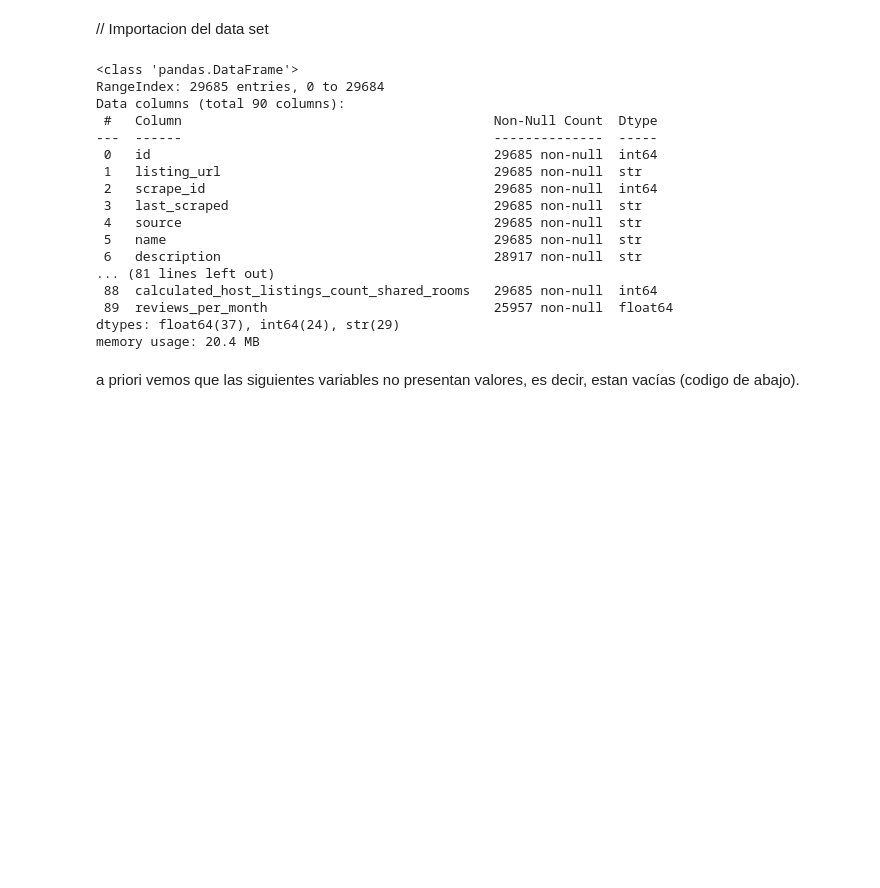
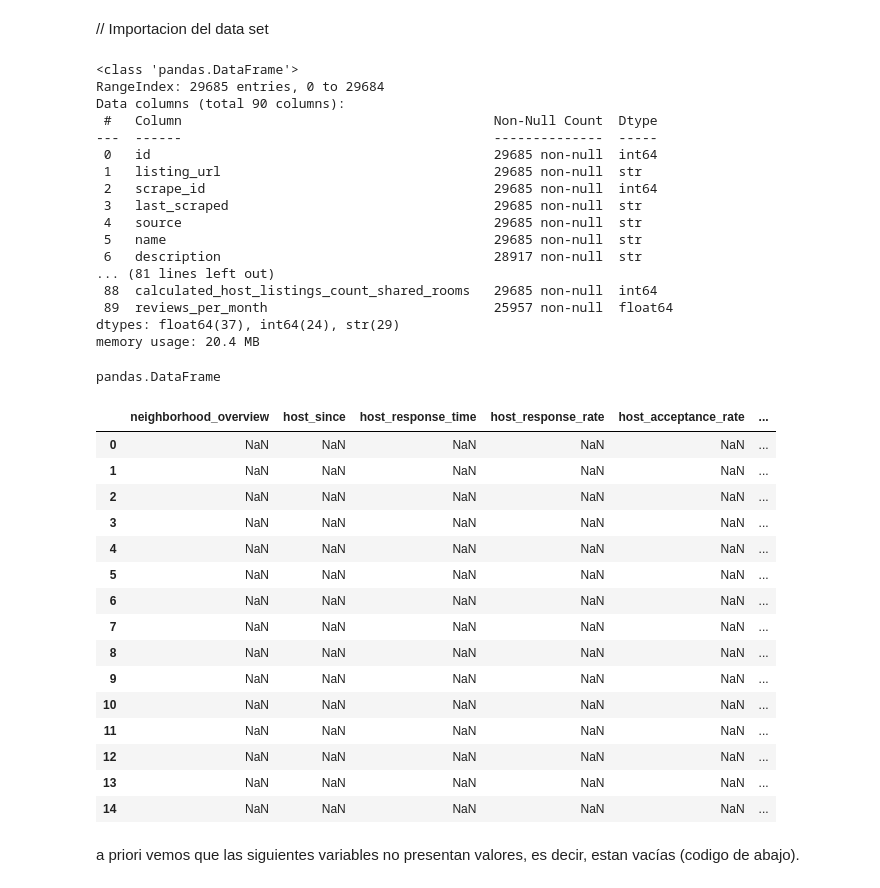
Before and after one commit to EliaNFe/TP_Fundamentos, a Jupyter notebook: TpEspecial/Tp_Grupo36.ipynb, the cells around one changed output. Cells and saved outputs as stored; diff of their text form; code cells hidden in the pictures; blank space fills up the shorter version.

```diff
--- a/TpEspecial/Tp_Grupo36.ipynb
+++ b/TpEspecial/Tp_Grupo36.ipynb
@@ -9,8 +9,9 @@ import seaborn as sns
 # %% [markdown]
 // Importacion del data set
 # %%
-dataset = pd.read_csv('./dataset/listings.csv')
+dataset = pd.read_csv('../../dataset/listings.csv')
 dataset.info(verbose=True, show_counts=True)
+type(dataset)
 # %% [output]
 <class 'pandas.DataFrame'>
 RangeIndex: 29685 entries, 0 to 29684
@@ -29,6 +30,28 @@ Data columns (total 90 columns):
  89  reviews_per_month                             25957 non-null  float64
 dtypes: float64(37), int64(24), str(29)
 memory usage: 20.4 MB
+pandas.DataFrame
+# %%
+nulos = dataset[['neighborhood_overview', 'host_since', 'host_response_time', 'host_response_rate', 'host_acceptance_rate', 'host_thumbnail_url', 'host_neighbourhood', 'host_total_listings_count', 'host_verifications', 'neighbourhood','neighbourhood_group_cleansed', 'calendar_updated', 'instant_bookable']]
+nulos.head(15)
+#"host_since", "host_response_time", "host_response_rate", "host_acceptance_rate", "host_thumbnail_url", "host_neighbourhood", "host_total_listings_count", "host_verifications neighbourhood","neighbourhood_group_cleansed", "calendar_updated", "instant_bookable"
+# %% [output]
+|  | neighborhood_overview | host_since | host_response_time | host_response_rate | host_acceptance_rate | ... |
+| 0 | NaN | NaN | NaN | NaN | NaN | ... |
+| 1 | NaN | NaN | NaN | NaN | NaN | ... |
+| 2 | NaN | NaN | NaN | NaN | NaN | ... |
+| 3 | NaN | NaN | NaN | NaN | NaN | ... |
+| 4 | NaN | NaN | NaN | NaN | NaN | ... |
+| 5 | NaN | NaN | NaN | NaN | NaN | ... |
+| 6 | NaN | NaN | NaN | NaN | NaN | ... |
+| 7 | NaN | NaN | NaN | NaN | NaN | ... |
+| 8 | NaN | NaN | NaN | NaN | NaN | ... |
+| 9 | NaN | NaN | NaN | NaN | NaN | ... |
+| 10 | NaN | NaN | NaN | NaN | NaN | ... |
+| 11 | NaN | NaN | NaN | NaN | NaN | ... |
+| 12 | NaN | NaN | NaN | NaN | NaN | ... |
+| 13 | NaN | NaN | NaN | NaN | NaN | ... |
+| 14 | NaN | NaN | NaN | NaN | NaN | ... |
 # %% [markdown]
 a priori vemos que las siguientes variables no presentan valores, es decir, estan vacías (codigo de abajo).
 # %%
```
Also changed, not shown: parts of 13 cells of this notebook, 35 other files.
